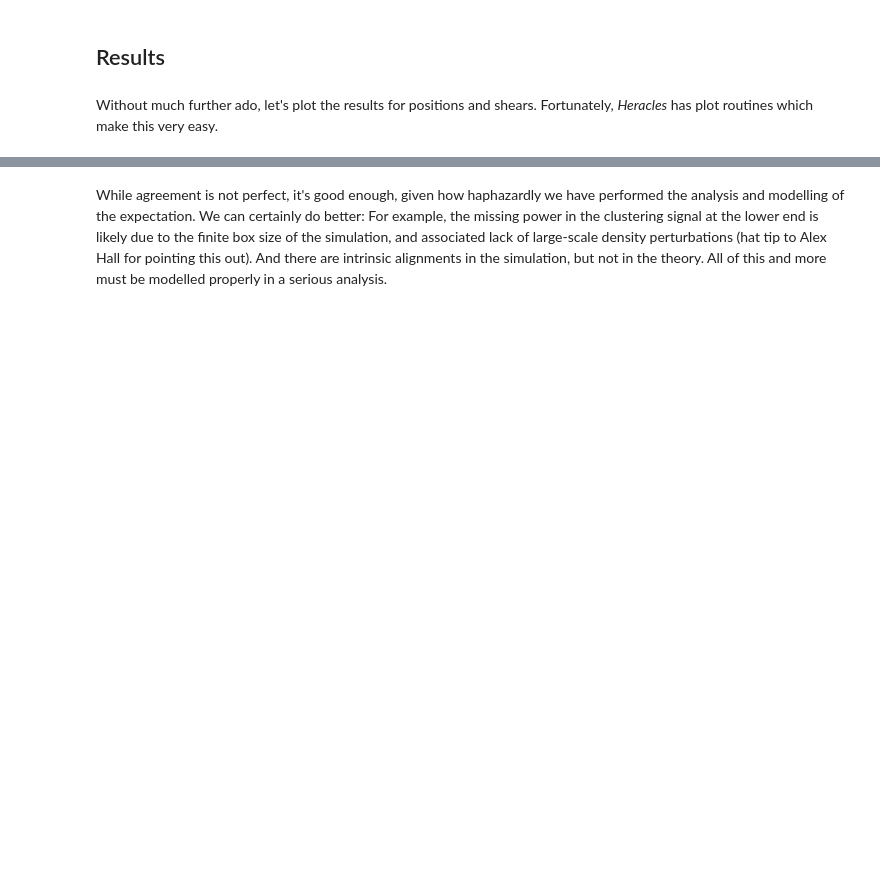
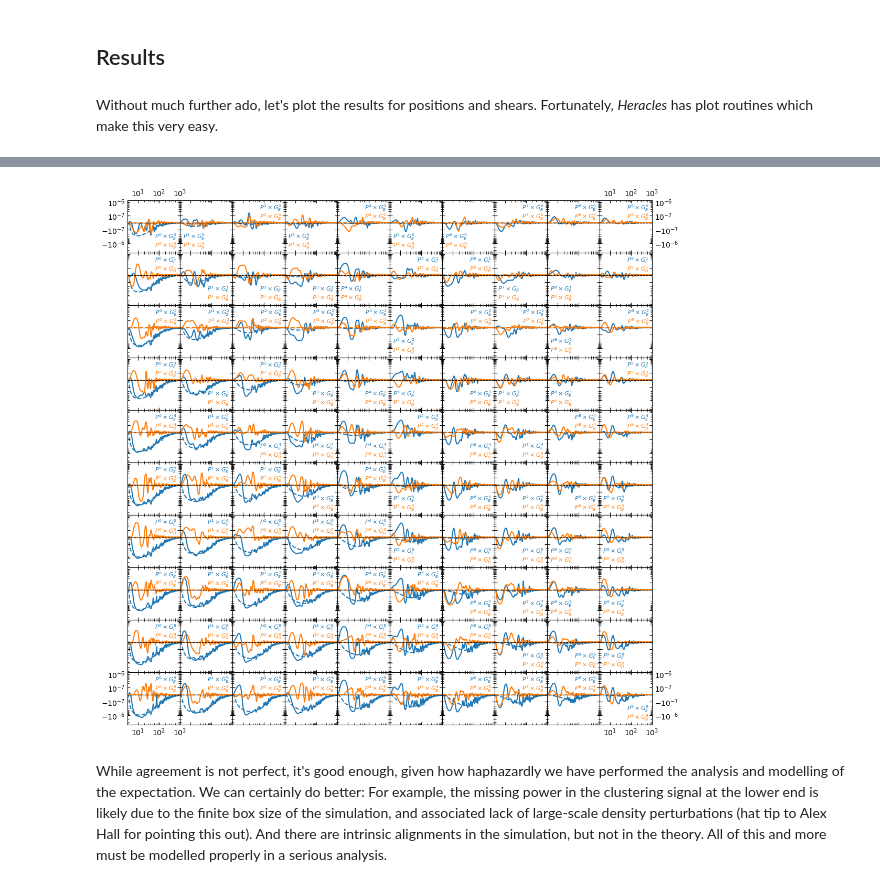
Before and after one commit to heracles-ec/heracles, a Jupyter notebook: examples/example.ipynb, the cells around one changed output, grey strips where cells are left out. Cells and saved outputs as stored; diff of their text form; code cells hidden in the pictures; blank space fills up the shorter version.

```diff
--- a/examples/example.ipynb
+++ b/examples/example.ipynb
@@ -425,7 +556,8 @@ plt.show()
 # %%
 postage_stamps([toc_filter(cls, [("P", "G_E"), ("P", "G_B")]),
-                toc_filter(theory_cls, [("P", "G_E"), ("P", "G_B")])],
-               scale=nat)
+                toc_filter(theory_cls, [("P", "G_E"), ("P", "G_B")])])
 plt.show()
+# %% [output]
+[figure, added]
 # %% [markdown]
 While agreement is not perfect, it's good enough, given how haphazardly we have performed the analysis and modelling of the expectation. We can certainly do better: For example, the missing power in the clustering signal at the lower end is likely due to the finite box size of the simulation, and associated lack of large-scale density perturbations (hat tip to Alex Hall for pointing this out). And there are intrinsic alignments in the simulation, but not in the theory. All of this and more must be modelled properly in a serious analysis.
```
Also changed, not shown: parts of 22 cells of this notebook.
